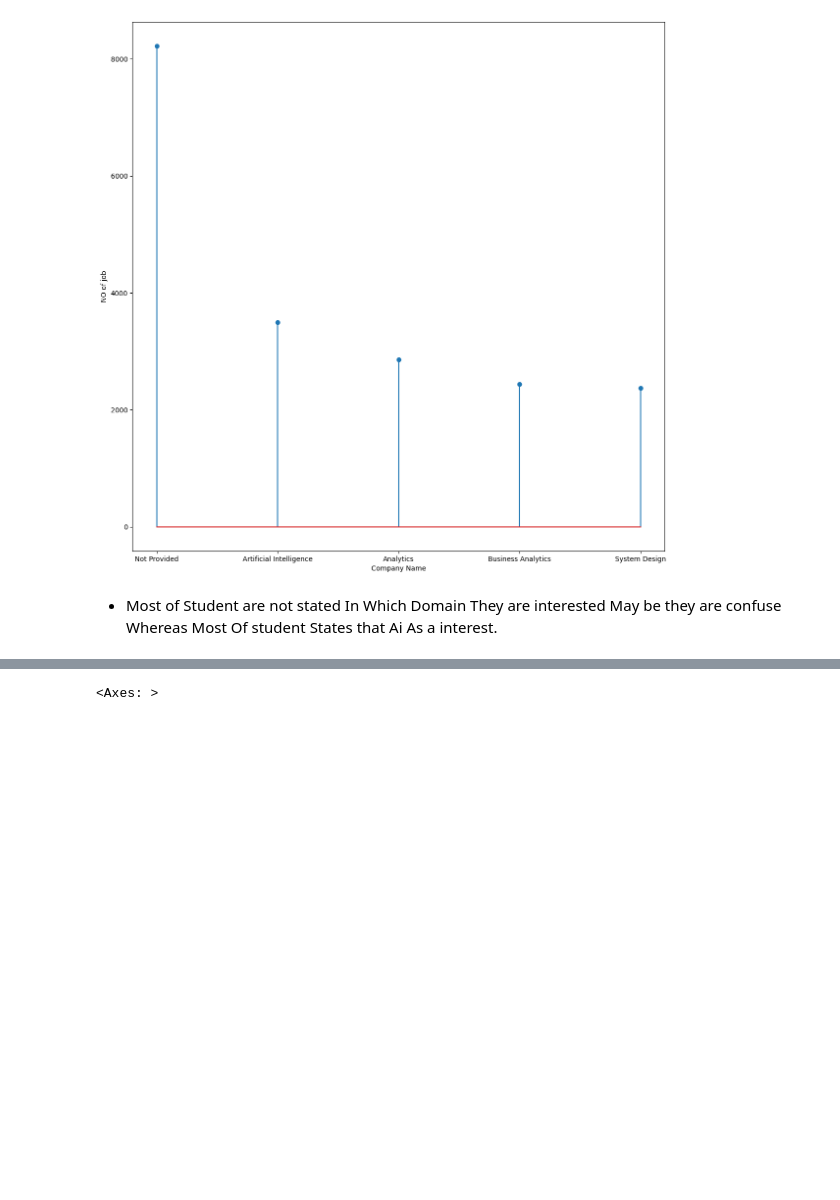
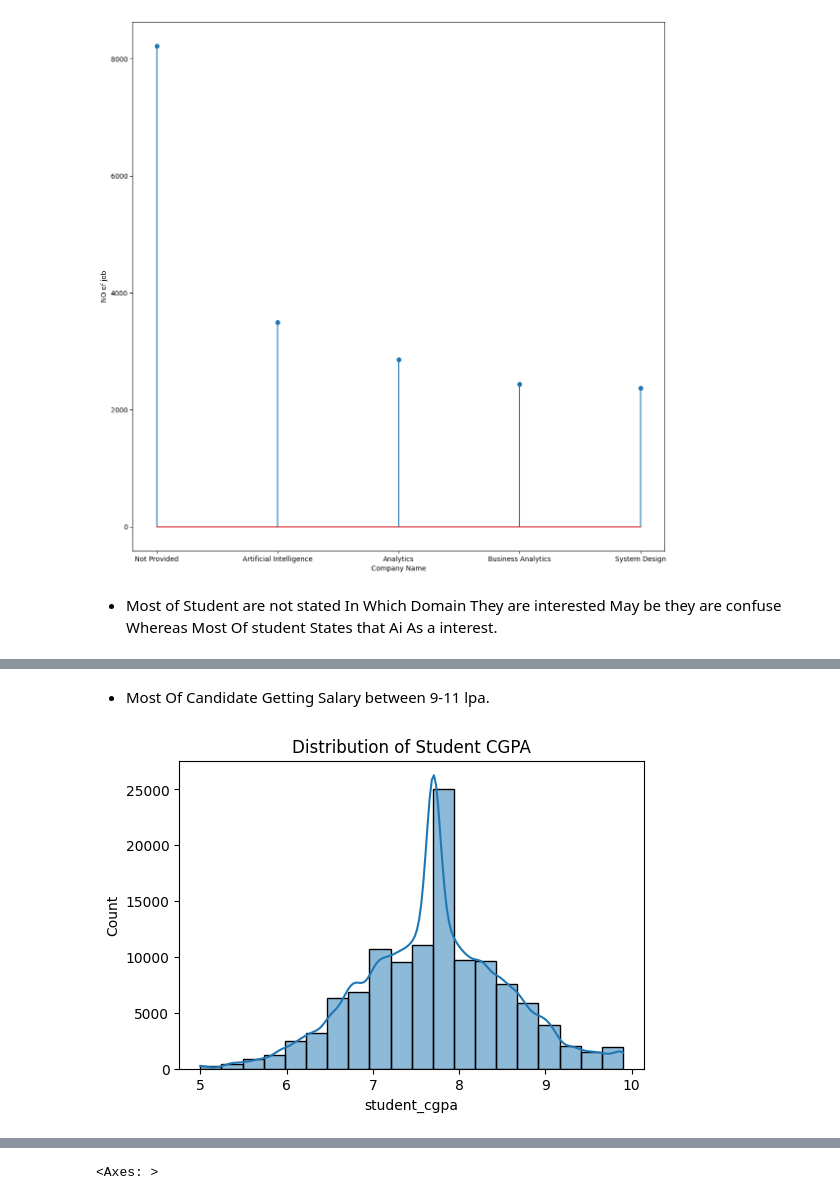
Before and after one commit to ashish-dev-hub/Vertex, a Jupyter notebook: EDA.ipynb, the cells around one changed output, grey strips where cells are left out. Cells and saved outputs as stored; diff of their text form; code cells hidden in the pictures; blank space fills up the shorter version.

```diff
--- a/EDA.ipynb
+++ b/EDA.ipynb
@@ -708,0 +718,10 @@ Text(0, 0.5, 'NO of job')
+# %% [markdown]
+- Most Of Candidate Getting Salary between 9-11 lpa.
+# %%
+plt.figure(figsize=(6,4))
+sns.histplot(df['student_cgpa'],kde=True,bins=20)
+
+plt.title('Distribution of Student CGPA')
+plt.show()
+# %% [output]
+[figure, added]
```
Also changed, not shown: parts of 16 cells of this notebook.
